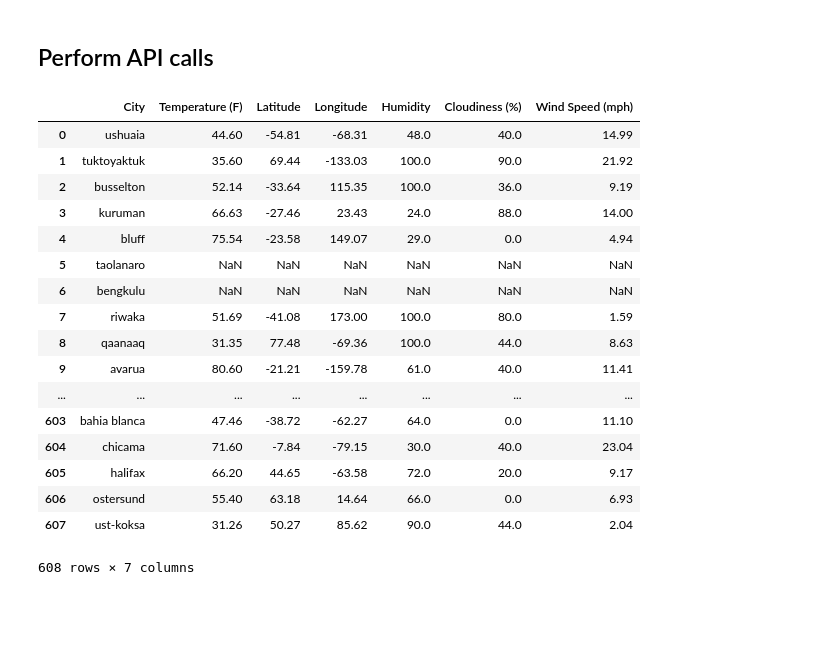
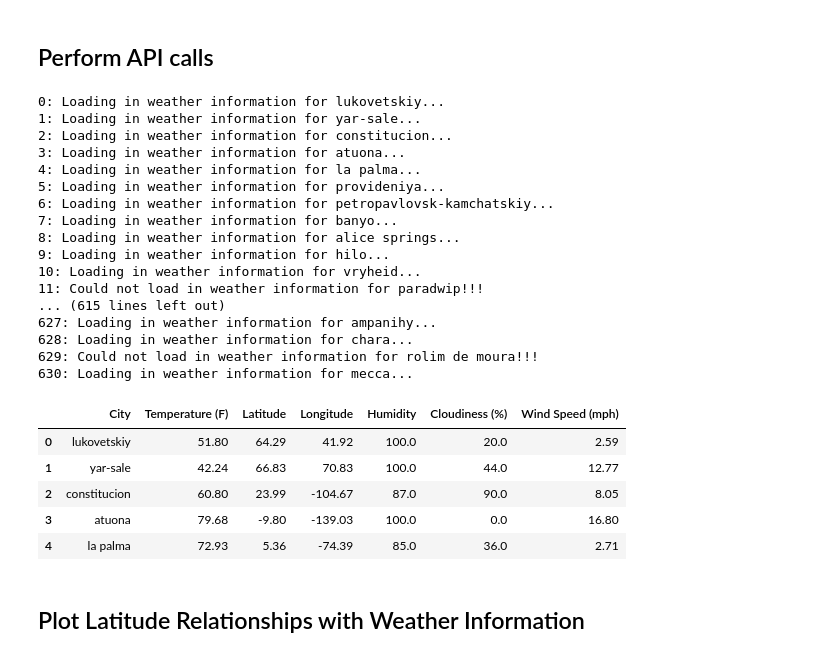
Before and after one commit to finianoneill/weatherpy, a Jupyter notebook: WeatherPy.ipynb, the cells around one changed output. Saved outputs shown, nothing was run; the diff lists cells and outputs as text; code cells hidden in the pictures; blank space fills up the shorter version.

```diff
--- a/WeatherPy.ipynb
+++ b/WeatherPy.ipynb
@@ -87,51 +87,62 @@ for city in cities:
         temp.append(float(current_json["main"]["temp"]))
         lat.append(float(current_json["coord"]["lat"]))
         lon.append(float(current_json["coord"]["lon"]))
         hum.append(float(current_json["main"]["humidity"]))
         cloud.append(float(current_json["clouds"]["all"]))
         wind.append(float(current_json["wind"]["speed"]))
+        # print city number and city name
+        print(f'{cities.index(city)}: Loading in weather information for {city}...')
 
     except:
         temp.append(None)
         lat.append(None)
         lon.append(None)
         hum.append(None)
         cloud.append(None)
         wind.append(None)
+        # print city number and city name
+        print(f'{cities.index(city)}: Could not load in weather information for {city}!!!')
 
 
 ## Create a Pandas DataFrame with the results
 city_results_dict = {
     "City": cities,
     "Temperature (F)": temp,
     "Latitude": lat,
     "Longitude": lon,
     "Humidity": hum,
     "Cloudiness (%)": cloud,
     "Wind Speed (mph)": wind
 }
 
 city_results_df = pd.DataFrame(city_results_dict)
-city_results_df
+city_results_df.head(5)
 # %% [output]
+0: Loading in weather information for lukovetskiy...
+1: Loading in weather information for yar-sale...
+2: Loading in weather information for constitucion...
+3: Loading in weather information for atuona...
+4: Loading in weather information for la palma...
+5: Loading in weather information for provideniya...
+6: Loading in weather information for petropavlovsk-kamchatskiy...
+7: Loading in weather information for banyo...
+8: Loading in weather information for alice springs...
+9: Loading in weather information for hilo...
+10: Loading in weather information for vryheid...
+11: Could not load in weather information for paradwip!!!
+... (615 lines left out)
+627: Loading in weather information for ampanihy...
+628: Loading in weather information for chara...
+629: Could not load in weather information for rolim de moura!!!
+630: Loading in weather information for mecca...
 |  | City | Temperature (F) | Latitude | Longitude | Humidity | Cloudiness (%) | Wind Speed (mph) |
-| 0 | ushuaia | 44.60 | -54.81 | -68.31 | 48.0 | 40.0 | 14.99 |
-| 1 | tuktoyaktuk | 35.60 | 69.44 | -133.03 | 100.0 | 90.0 | 21.92 |
-| 2 | busselton | 52.14 | -33.64 | 115.35 | 100.0 | 36.0 | 9.19 |
-| 3 | kuruman | 66.63 | -27.46 | 23.43 | 24.0 | 88.0 | 14.00 |
-| 4 | bluff | 75.54 | -23.58 | 149.07 | 29.0 | 0.0 | 4.94 |
-| 5 | taolanaro | NaN | NaN | NaN | NaN | NaN | NaN |
-| 6 | bengkulu | NaN | NaN | NaN | NaN | NaN | NaN |
-| 7 | riwaka | 51.69 | -41.08 | 173.00 | 100.0 | 80.0 | 1.59 |
-| 8 | qaanaaq | 31.35 | 77.48 | -69.36 | 100.0 | 44.0 | 8.63 |
-| 9 | avarua | 80.60 | -21.21 | -159.78 | 61.0 | 40.0 | 11.41 |
-| ... | ... | ... | ... | ... | ... | ... | ... |
-| 603 | bahia blanca | 47.46 | -38.72 | -62.27 | 64.0 | 0.0 | 11.10 |
-| 604 | chicama | 71.60 | -7.84 | -79.15 | 30.0 | 40.0 | 23.04 |
-| 605 | halifax | 66.20 | 44.65 | -63.58 | 72.0 | 20.0 | 9.17 |
-| 606 | ostersund | 55.40 | 63.18 | 14.64 | 66.0 | 0.0 | 6.93 |
-| 607 | ust-koksa | 31.26 | 50.27 | 85.62 | 90.0 | 44.0 | 2.04 |
+| 0 | lukovetskiy | 51.80 | 64.29 | 41.92 | 100.0 | 20.0 | 2.59 |
+| 1 | yar-sale | 42.24 | 66.83 | 70.83 | 100.0 | 44.0 | 12.77 |
+| 2 | constitucion | 60.80 | 23.99 | -104.67 | 87.0 | 90.0 | 8.05 |
+| 3 | atuona | 79.68 | -9.80 | -139.03 | 100.0 | 0.0 | 16.80 |
+| 4 | la palma | 72.93 | 5.36 | -74.39 | 85.0 | 36.0 | 2.71 |
-608 rows × 7 columns
+# %% [markdown]
+## Plot Latitude Relationships with Weather Information
 # %%
 # plot 1: Temperature (F) vs. Latitude
 plt1_x_axis = city_results_df["Latitude"]
```
Also changed, not shown: parts of 8 cells of this notebook, 6 other files.
